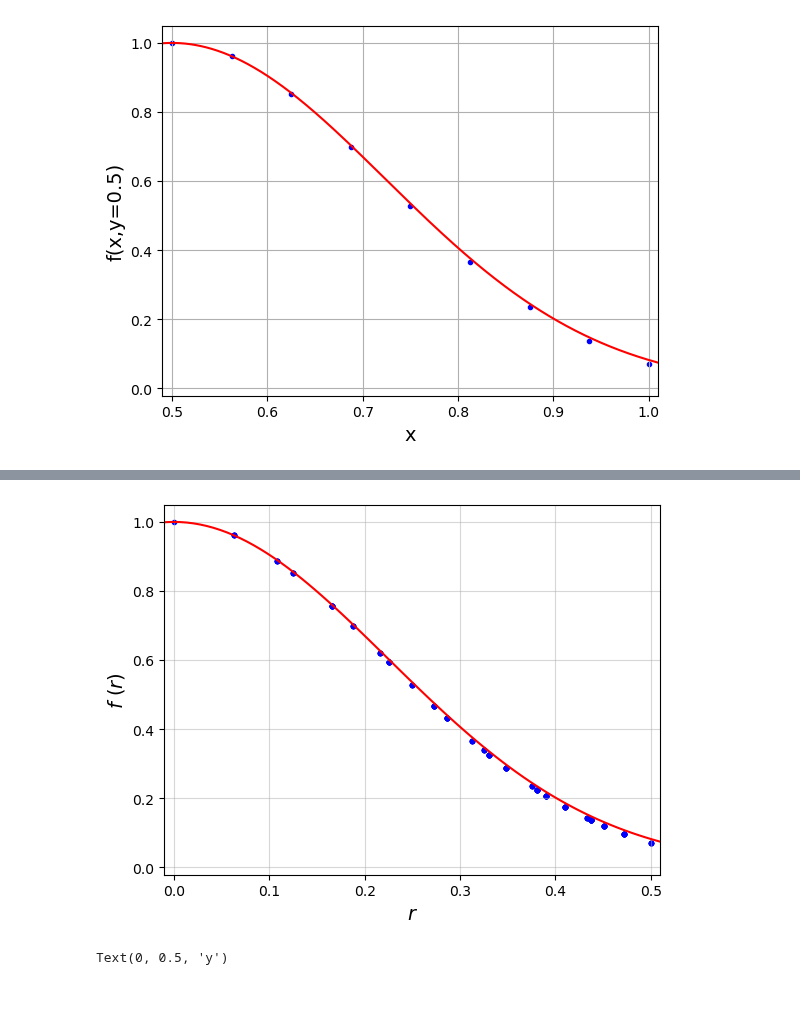
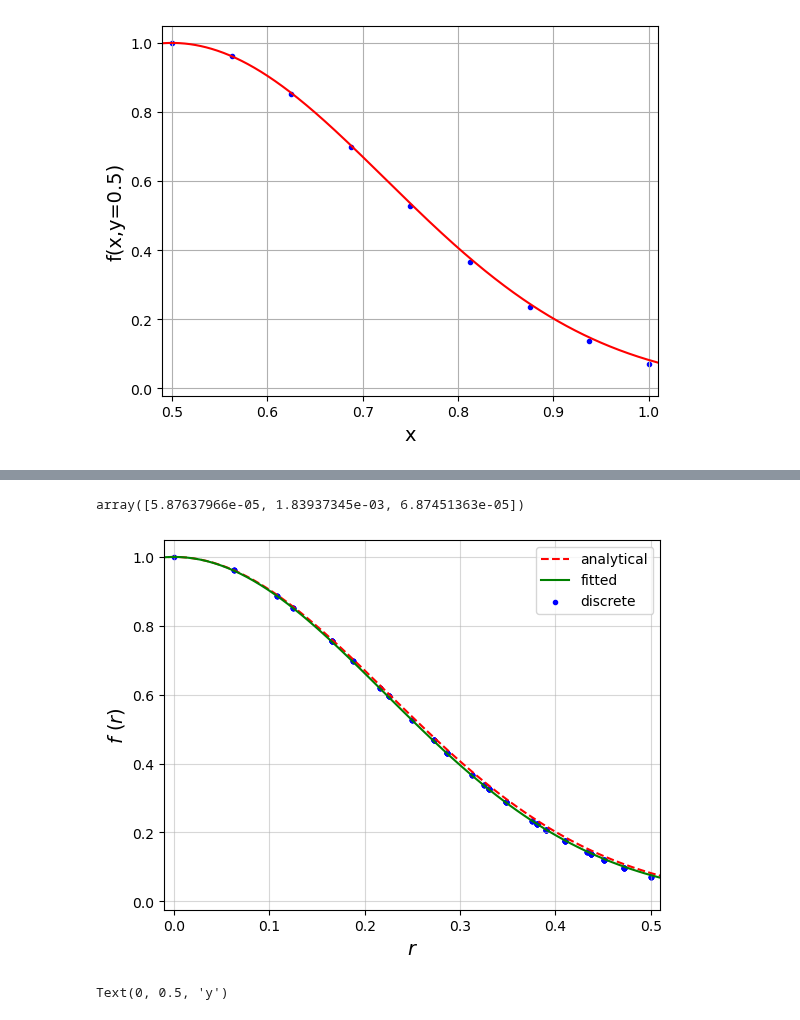
Before and after one commit to JaNiebu/BT_DECinPhysics, a Jupyter notebook: PoissonGauss.ipynb, the cells around one changed output, grey strips where cells are left out. Saved outputs shown, nothing was run; the diff lists cells and outputs as text; code cells hidden in the pictures.

```diff
--- a/PoissonGauss.ipynb
+++ b/PoissonGauss.ipynb
@@ -74,3 +74,38 @@ plt.show()
 Val = np.array(RadialValues)
 # %% [output]
 [figure]
+# %%
+from scipy.optimize import curve_fit
+
+def FuncModel(x,b):
+    return np.exp(-b*x**2)
+
+def Model2(x,a,b,c):
+    return a*np.exp(-b*x**2) + c
+
+def Model3(x,a,b):
+    return a*np.exp(-b*x**2)
+
+def Model4(x,a,b,n):
+    return a*np.exp(-b*x**n)
+
+xdata = []
+ydata = []
+for i in range(0,len(V)):
+    r = ((V[i][0]-0.5)**2 + (V[i][1]-0.5)**2)**0.5
+    xdata.append(r)
+    ydata.append(Sol[i]+constant2)
+
+
+popt, pcov = curve_fit( FuncModel , xdata , ydata )
+popt2, pcov2 = curve_fit( Model2, xdata , ydata )
+popt3, pcov3 = curve_fit( Model3, xdata , ydata )
+popt4, pcov4 = curve_fit( Model4 , xdata , ydata )
+print(popt)
+print(pcov)
+print(popt2)
+print(pcov2)
+print(popt3)
+print(pcov3)
+print(popt4)
+print(pcov4)
@@ -77,16 +126,21 @@ Val = np.array(RadialValues)
+# %%
+np.sqrt(np.diag(pcov2))
+# %% [output]
+array([5.87637966e-05, 1.83937345e-03, 6.87451363e-05])
 # %%
 X = np.linspace(-0.1,0.6,100)
 plt.grid(alpha=0.5)
-plt.plot(X, np.exp(-10.*(X)**2), c='r')
-for i in range(0,len(V)):
-    r = ((V[i][0]-0.5)**2 + (V[i][1]-0.5)**2)**0.5
-    plt.scatter(r,Sol[i]+constant2,color='b',marker='.')
+plt.plot(X, np.exp(-10.*(X)**2), c='r',linestyle='dashed',label='analytical')
+plt.plot(X, FuncModel(X,popt),color='g',label='fitted')
+#plt.plot(X, Model2(X,popt2[0],popt2[1],popt2[2]),color='y',label='Model2')
+plt.scatter(xdata,ydata,marker='.',color='b',label='discrete')
 plt.xlabel('$r$',fontsize=14)
 plt.xlim(-0.01,0.51)
 plt.ylabel('$f\ (r)$',fontsize=14)
+plt.legend()
 plt.show()
 # %% [output]
-[figure, old version]
+[figure, new version]
 # %%
 
 InterpolationPlot( V , Sol +constant2, " ", T)
```
Also changed, not shown: parts of 4 cells of this notebook, 4 other files.
